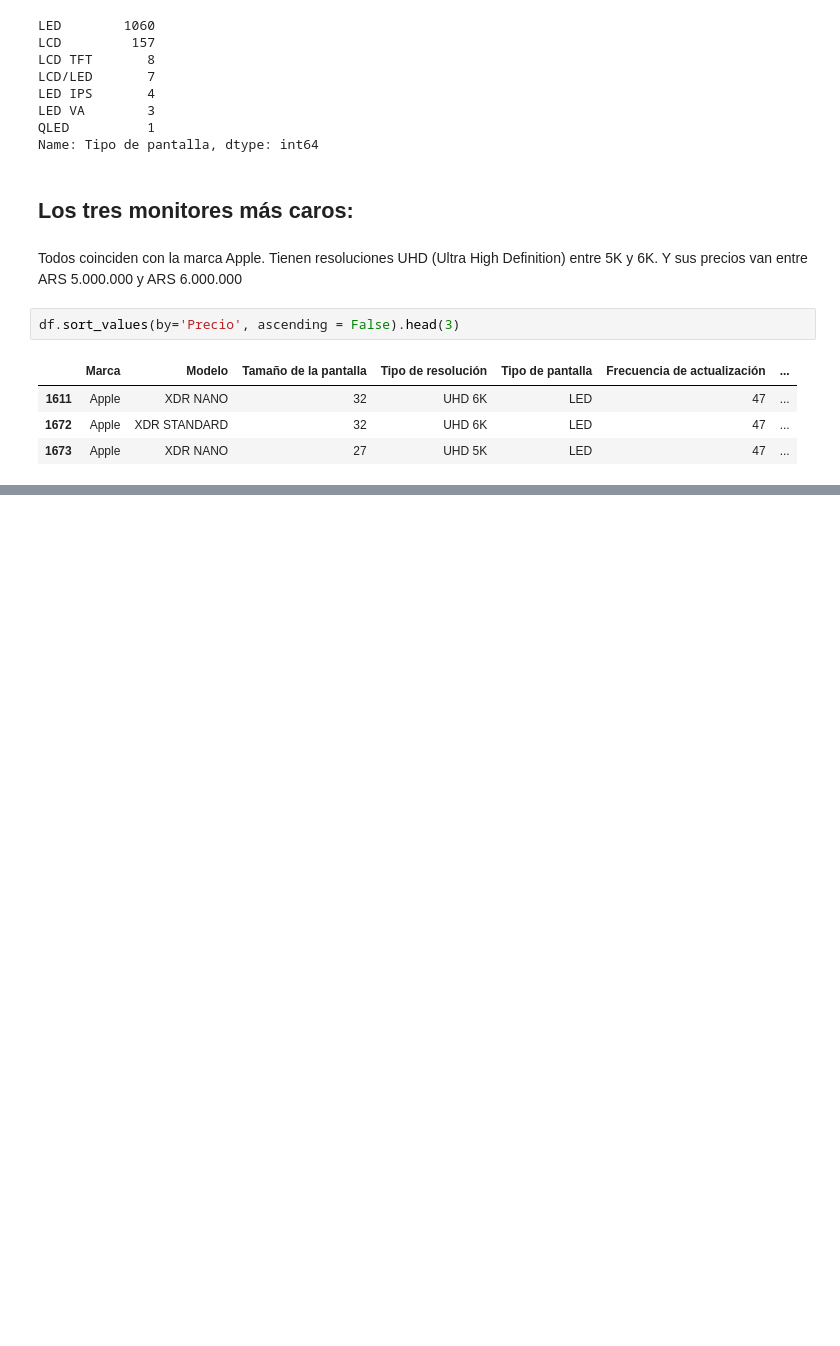
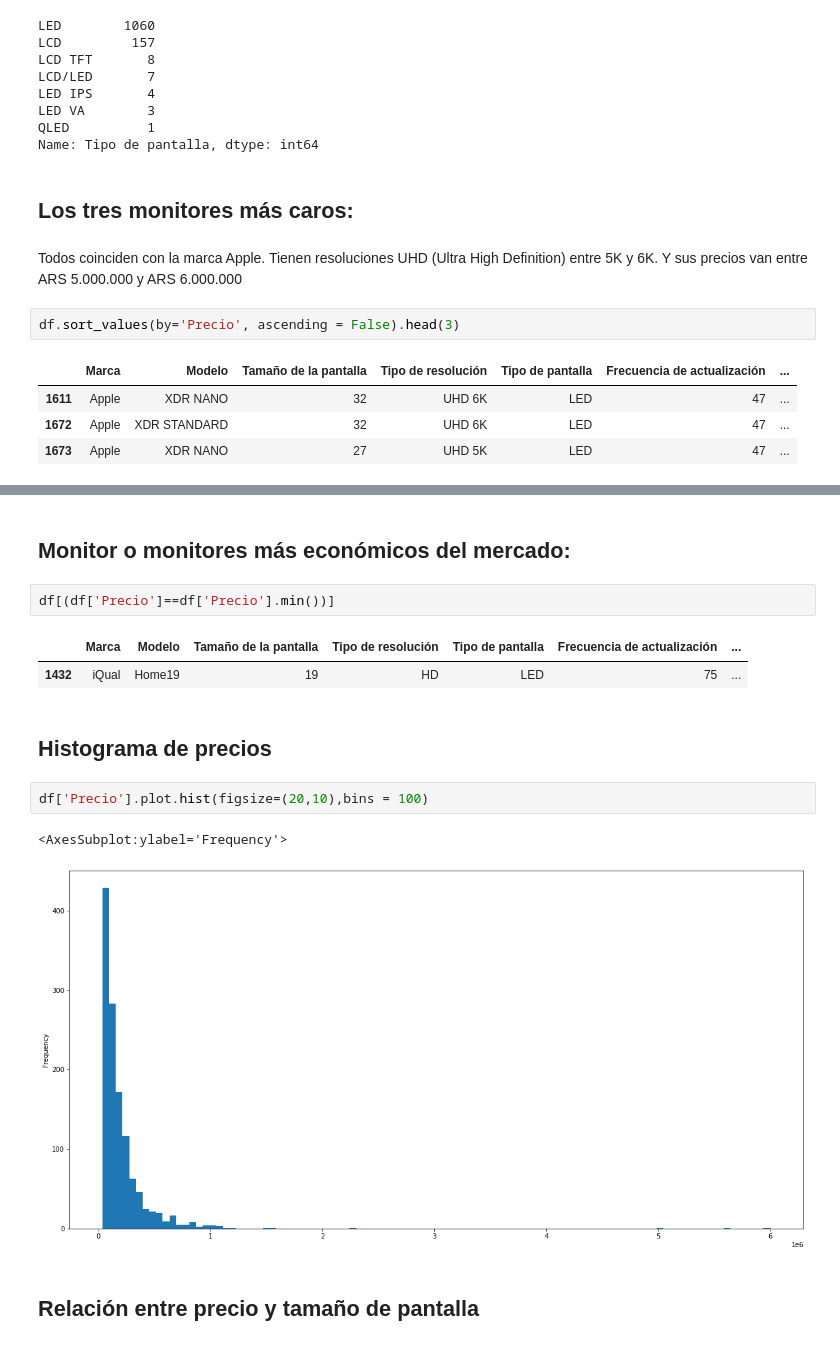
Before and after one commit to cris-andrade-97/MeLiWebScraping, a Jupyter notebook: Analisis del CSV/Análisis del CSV.ipynb, the cells around one changed output, grey strips where cells are left out. Cells and saved outputs as stored; diff of their text form; blank space fills up the shorter version.

```diff
--- a/Analisis del CSV/Análisis del CSV.ipynb
+++ b/Analisis del CSV/Análisis del CSV.ipynb
@@ -208,0 +172,16 @@ Name: Apple, dtype: float64
+# %% [markdown]
+## Monitor o monitores más económicos del mercado:
+# %%
+df[(df['Precio']==df['Precio'].min())]
+# %% [output]
+|  | Marca | Modelo | Tamaño de la pantalla | Tipo de resolución | Tipo de pantalla | Frecuencia de actualización | ... |
+| 1432 | iQual | Home19 | 19 | HD | LED | 75 | ... |
+# %% [markdown]
+## Histograma de precios
+# %%
+df['Precio'].plot.hist(figsize=(20,10),bins = 100)
+# %% [output]
+<AxesSubplot:ylabel='Frequency'>
+[figure, added]
+# %% [markdown]
+## Relación entre precio y tamaño de pantalla
```
Also changed, not shown: parts of 35 cells of this notebook.
